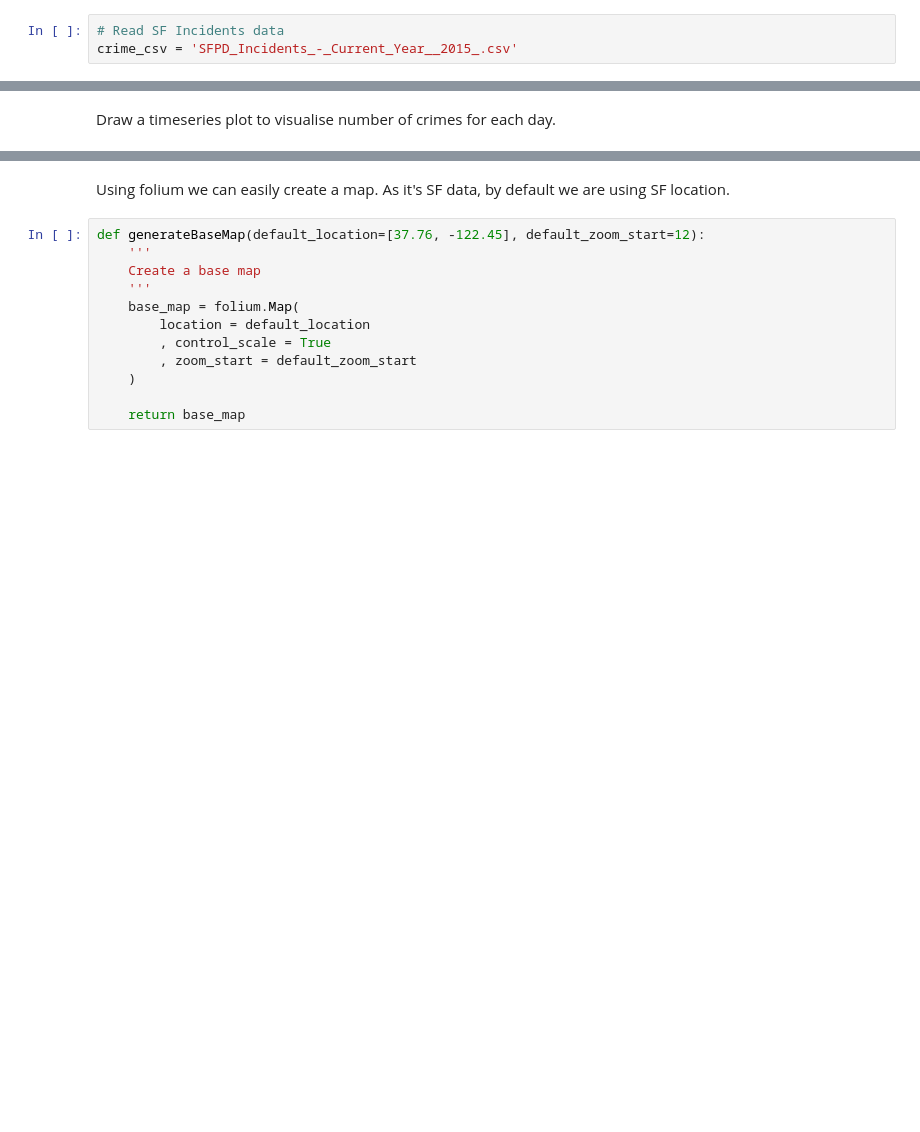
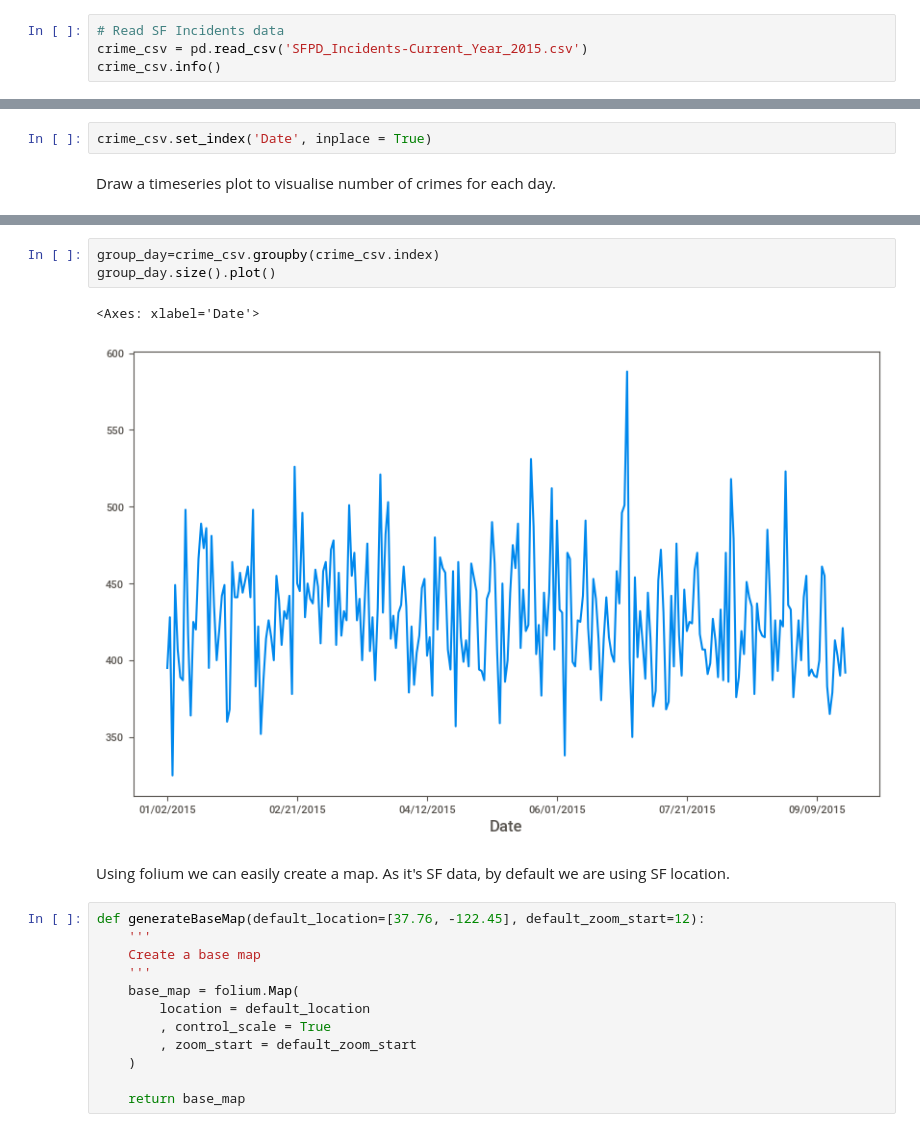
Before and after one commit to evankerivan/IOD, a Jupyter notebook: module2/Lab 2/IOD_Lab-2_1_2.ipynb, the cells around one changed output, grey strips where cells are left out. Cells and saved outputs as stored; diff of their text form; blank space fills up the shorter version.

```diff
--- a/module2/Lab 2/IOD_Lab-2_1_2.ipynb
+++ b/module2/Lab 2/IOD_Lab-2_1_2.ipynb
@@ -439,4 +519,5 @@ There are several popular options for working with maps in Python. We will use f
 import folium
 # %%
 # Read SF Incidents data
-crime_csv = 'SFPD_Incidents_-_Current_Year__2015_.csv'
+crime_csv = pd.read_csv('SFPD_Incidents-Current_Year_2015.csv')
+crime_csv.info()
@@ -447 +546,3 @@ Convert `Date` Column to DateTime and set as index
+# %%
+crime_csv.set_index('Date', inplace = True)
 # %% [markdown]
@@ -451,3 +561,9 @@ Draw a timeseries plot to visualise number of crimes for each day.
+# %%
+group_day=crime_csv.groupby(crime_csv.index)
+group_day.size().plot()
+# %% [output]
+<Axes: xlabel='Date'>
+[figure, added]
 # %% [markdown]
 Using folium we can easily create a map. As it's SF data, by default we are using SF location.
 # %%
```
Also changed, not shown: parts of 26 cells of this notebook, 14 other files.
